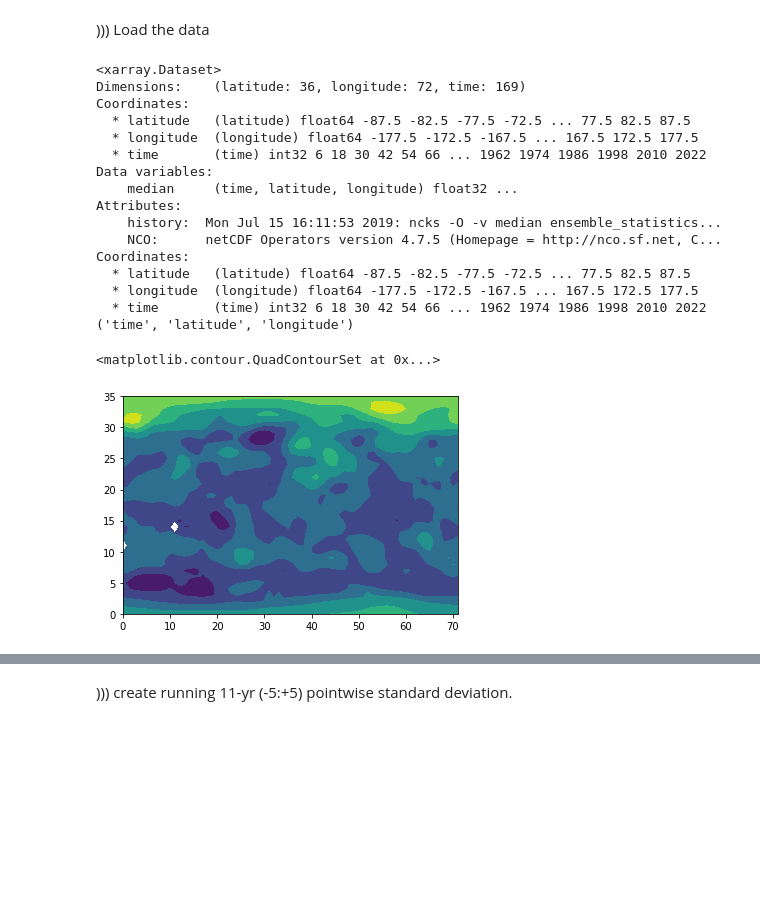
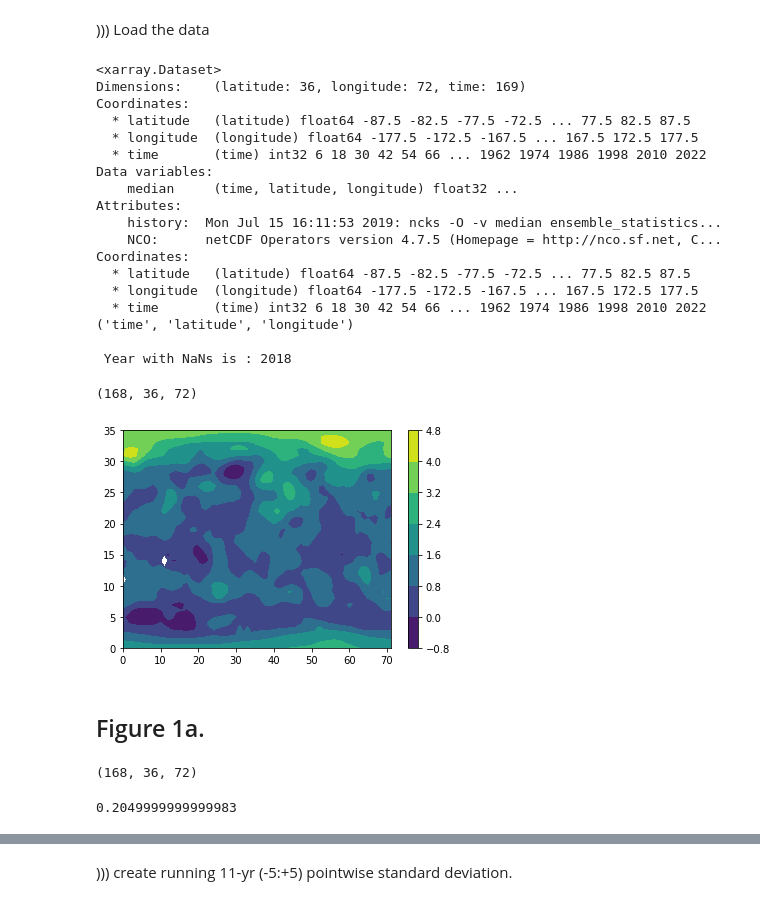
Before and after one commit to jkikstra/climvar, a Jupyter notebook: Reproducing Huntingford 2013 analysis .ipynb, the cells around one changed output, grey strips where cells are left out. Cells and saved outputs as stored; diff of their text form; code cells hidden in the pictures; blank space fills up the shorter version.

```diff
--- a/Reproducing Huntingford 2013 analysis .ipynb
+++ b/Reproducing Huntingford 2013 analysis .ipynb
@@ -33,33 +48,54 @@ print(DS)
 t_anom_ds = DS['median']     # yearly data; [169 x 36 x 72], float32
 t_anom = t_anom_ds.values
 coords = t_anom_ds.coords
 dims = t_anom_ds.dims
 
 print(coords)
 print(dims)
 
 t_da = xr.DataArray(t_anom, coords, dims)
 
 lats = t_anom.shape[1]
 lons = t_anom.shape[2]
 
-plt.contourf(t_anom[168])
+
+# check for NaNs:
+for yr in range(numyears_data):
+    if np.isnan(np.sum(t_anom[yr,:,:])):
+        print("\n Year with NaNs is :", yr+1850)
+        plt.figure()
+        plt.contourf(t_anom[yr])
+        plt.colorbar()
+t_anom = t_anom[0:-1, :, :]
+t_anom.shape
 # %% [output]
 <xarray.Dataset>
 Dimensions:    (latitude: 36, longitude: 72, time: 169)
 Coordinates:
   * latitude   (latitude) float64 -87.5 -82.5 -77.5 -72.5 ... 77.5 82.5 87.5
   * longitude  (longitude) float64 -177.5 -172.5 -167.5 ... 167.5 172.5 177.5
   * time       (time) int32 6 18 30 42 54 66 ... 1962 1974 1986 1998 2010 2022
 Data variables:
     median     (time, latitude, longitude) float32 ...
 Attributes:
     history:  Mon Jul 15 16:11:53 2019: ncks -O -v median ensemble_statistics...
     NCO:      netCDF Operators version 4.7.5 (Homepage = http://nco.sf.net, C...
 Coordinates:
   * latitude   (latitude) float64 -87.5 -82.5 -77.5 -72.5 ... 77.5 82.5 87.5
   * longitude  (longitude) float64 -177.5 -172.5 -167.5 ... 167.5 172.5 177.5
   * time       (time) int32 6 18 30 42 54 66 ... 1962 1974 1986 1998 2010 2022
 ('time', 'latitude', 'longitude')
+
+ Year with NaNs is : 2018
-<matplotlib.contour.QuadContourSet at 0x...>
+(168, 36, 72)
-[figure, old version]
+[figure, new version]
+# %% [markdown]
+## Figure 1a.
+# %%
+# step 1: calculate at each ECMWF grid box the yearly average temperature.
+## note: already done in our dataset, hence, only calling the data is enough.
+# step 2: Anomalies are then found by initially subtracting from these the average of the yearly temperatures between 1958 and 1980,
+## note: our dataset is an anomaly dataset, with respect to 1850-1900 means, rather than Huntingford's 1958-1980 means
+t_anom.shape
+# %% [output]
+(168, 36, 72)
@@ -65,0 +159,17 @@ Coordinates:
+# %%
+# step 5: scale area under distribution to 1/unity to allow for comparing the periods.
+
+    # find integral
+integrals = np.zeros(numperiods)
+boxlength = boxes[1] - boxes[0]
+print(boxlength)
+for per in range(numperiods):
+    for box in range(numboxes):
+        integrals[per] = integrals[per] +  datacontainer[per,box] * boxlength
+
+    # divide by appropriate integral and find final product
+pdfs = np.zeros(datacontainer.shape)
+for per in range(numperiods):
+    pdfs[per,:] = datacontainer[per,:] / integrals[per]
+# %% [output]
+0.2049999999999983
```
Also changed, not shown: parts of 9 cells of this notebook, 1 other file.
